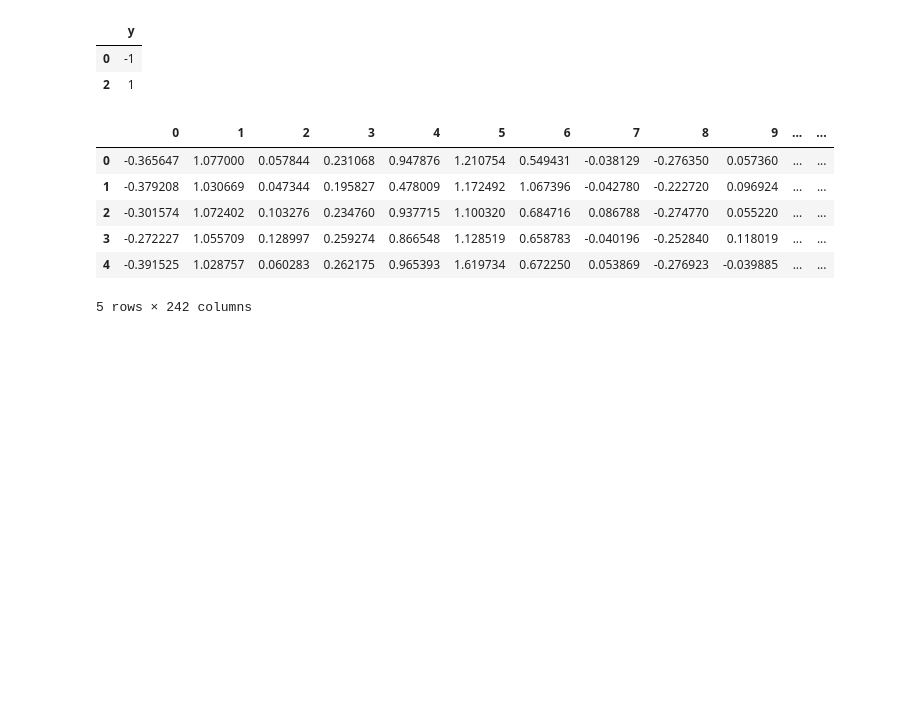
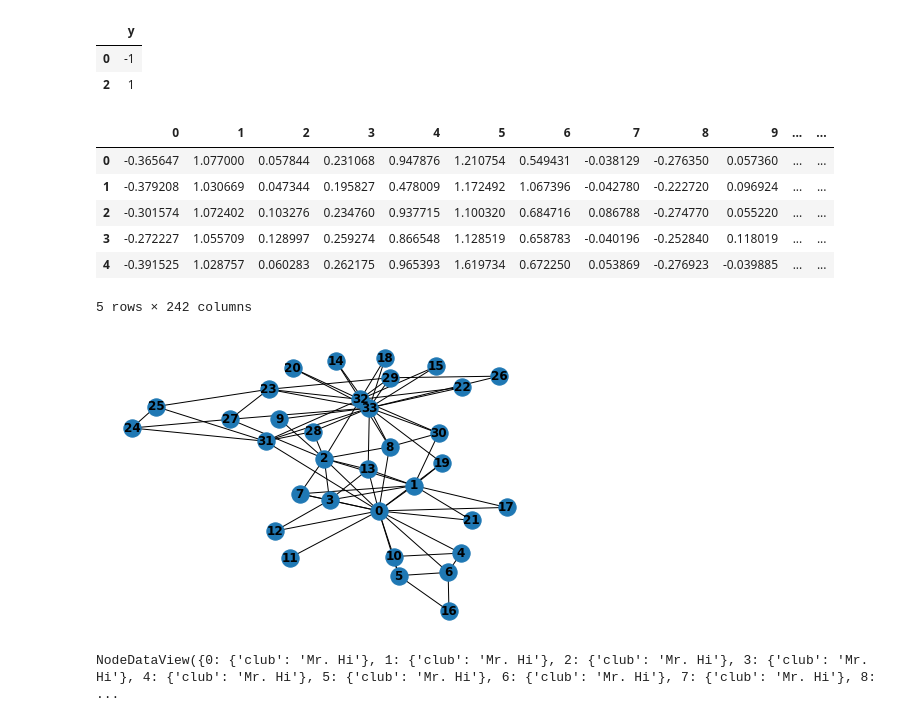
Before and after one commit to ThiagoAkinori/TCC, a Jupyter notebook: notebooks/open_mat_files.ipynb, the cells around one changed output. Cells and saved outputs as stored; diff of their text form; code cells hidden in the pictures; blank space fills up the shorter version.

```diff
--- a/notebooks/open_mat_files.ipynb
+++ b/notebooks/open_mat_files.ipynb
@@ -51,0 +55,10 @@ X_loadinho.head()
+# %%
+G = nx.karate_club_graph()
+# %%
+nx.draw(G,with_labels=True, font_weight='bold')
+# %% [output]
+[figure, added]
+# %%
+G.nodes(data=True)
+# %% [output]
+NodeDataView({0: {'club': 'Mr. Hi'}, 1: {'club': 'Mr. Hi'}, 2: {'club': 'Mr. Hi'}, 3: {'club': 'Mr. Hi'}, 4: {'club': 'Mr. Hi'}, 5: {'club': 'Mr. Hi'}, 6: {'club': 'Mr. Hi'}, 7: {'club': 'Mr. Hi'}, 8: ...
```
Also changed, not shown: parts of 8 cells of this notebook, 29 other files.
